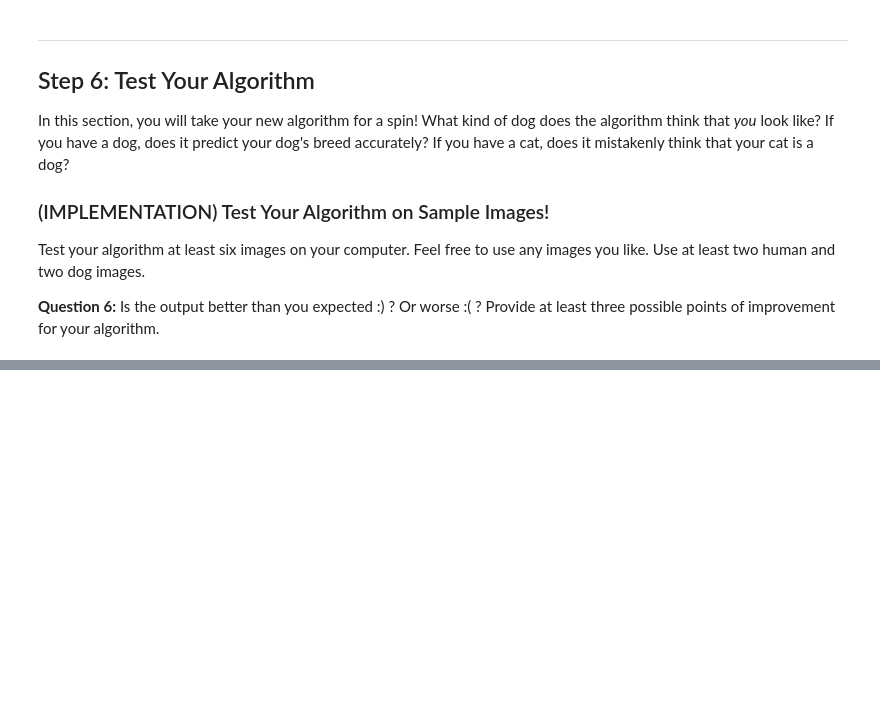
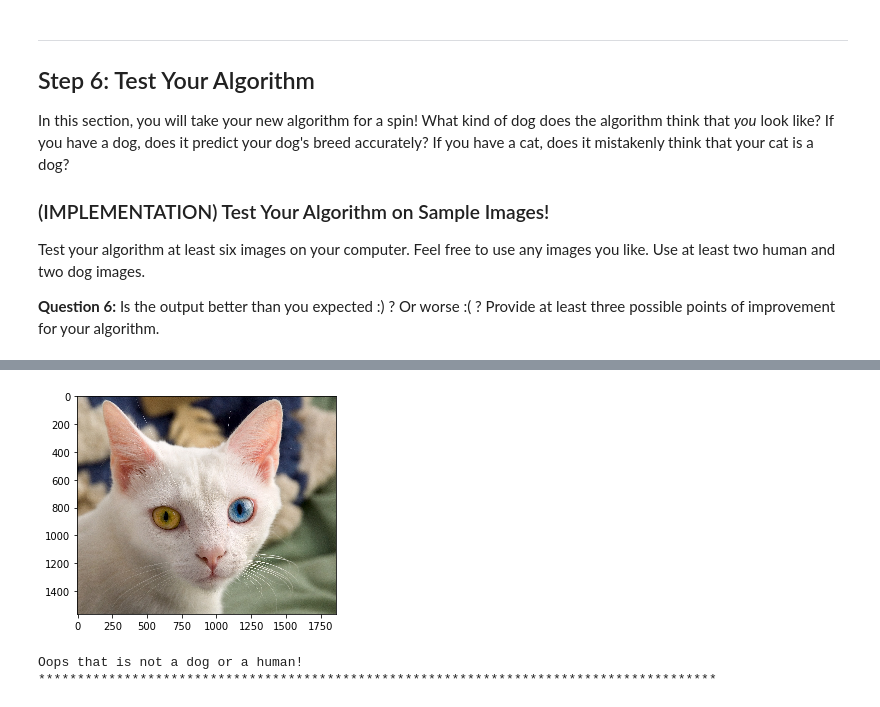
Before and after one commit to Shivangi0503/Udacity-Deep-Learning-Nanodegree, a Jupyter notebook: project-dog-classification/dog_app.ipynb, the cells around one changed output, grey strips where cells are left out. Saved outputs shown, nothing was run; the diff lists cells and outputs as text; code cells hidden in the pictures; blank space fills up the shorter version.

Commit message:
Updating dog classifier

```diff
--- a/project-dog-classification/dog_app.ipynb
+++ b/project-dog-classification/dog_app.ipynb
@@ -772,15 +777,16 @@ Use the next code cell to specify a [loss function](http://pytorch.org/docs/mast
 import torch.optim as optim
 
 criterion_transfer = nn.CrossEntropyLoss()
-#optimizer_transfer = optim.SGD(model_scratch.parameters(), lr = 0.05)
-optimizer_scratch = optim.Adam(model_scratch.parameters())
+#optimizer_transfer = optim.SGD(model_scratch.parameters(), lr = 0.01)
+optimizer_transfer = optim.Adagrad(model_transfer.classifier.parameters(), lr=0.01)
+#optimizer_scratch = optim.Adam(model_scratch.parameters())
 # %% [markdown]
 ### (IMPLEMENTATION) Train and Validate the Model
 
 Train and validate your model in the code cell below.  [Save the final model parameters](http://pytorch.org/docs/master/notes/serialization.html) at filepath `'model_transfer.pt'`.
 # %%
 # train the model
-n_epochs= 30
+n_epochs= 10
 model_transfer = train(n_epochs, loaders_scratch, model_transfer, optimizer_transfer, criterion_transfer, use_cuda, 'model_transfer.pt')
 
 # load the model that got the best validation accuracy (uncomment the line below)
@@ -819,12 +825,31 @@ Test Accuracy:  0% ( 3/836)
 
 Write a function that takes an image path as input and returns the dog breed (`Affenpinscher`, `Afghan hound`, etc) that is predicted by your model.
 # %%
+from torchvision import transforms
 ### TODO: Write a function that takes a path to an image as input
 ### and returns the dog breed that is predicted by the model.
+
+data_transfer = {'train' : train_data, 'valid': valid_data, 'test': test_data}
 
 # list of class names by index, i.e. a name can be accessed like class_names[0]
 class_names = [item[4:].replace("_", " ") for item in data_transfer['train'].classes]
 
 def predict_breed_transfer(img_path):
     # load the image and return the predicted breed
-    return None
+
+    model_transfer.eval()
+    transform = transforms.Compose([
+                                    transforms.Resize(224),
+                                    transforms.CenterCrop(224),
+                                    transforms.ToTensor()])
+    image = Image.open(img_path)
+    image = transform(image).float()
+    image = image.unsqueeze(0)
+
+    if use_cuda:
+        image = image.cuda()
+
+    pred = model_transfer(image)
+    _, index = pred.max(1)
+
+    return class_names[index.item()]
@@ -852,8 +875,22 @@ Some sample output for our algorithm is provided below, but feel free to design
 ### TODO: Write your algorithm.
 ### Feel free to use as many code cells as needed.
 
+def display_image(img_path):
+    img = cv2.imread(img_path)
+    cv_rgb = cv2.cvtColor(img, cv2.COLOR_BGR2RGB)
+    plt.imshow(cv_rgb)
+    plt.show()
+
 def run_app(img_path):
     ## handle cases for a human face, dog, and neither
+    display_image(img_path)
+    if dog_detector(img_path):
+        print("Hello dog! My prediction is that you are a "+ predict_breed_transfer(img_path))
+    elif face_detector(img_path):
+        print("Hello Human! You look like a "+ predict_breed_transfer(img_path))
+    else:
+        print('Oops that is not a dog or a human!')
+    print('***************************************************************************************')
 # %% [markdown]
 ---
 <a id='step6'></a>
@@ -878,0 +941,6 @@ for file in np.hstack((human_files[:3], dog_files[:3])):
+# %%
+run_app('images/my_images/cat.jpg')
+# %% [output]
+[figure, added]
+Oops that is not a dog or a human!
+***************************************************************************************
```
Also changed, not shown: parts of 26 cells of this notebook.
